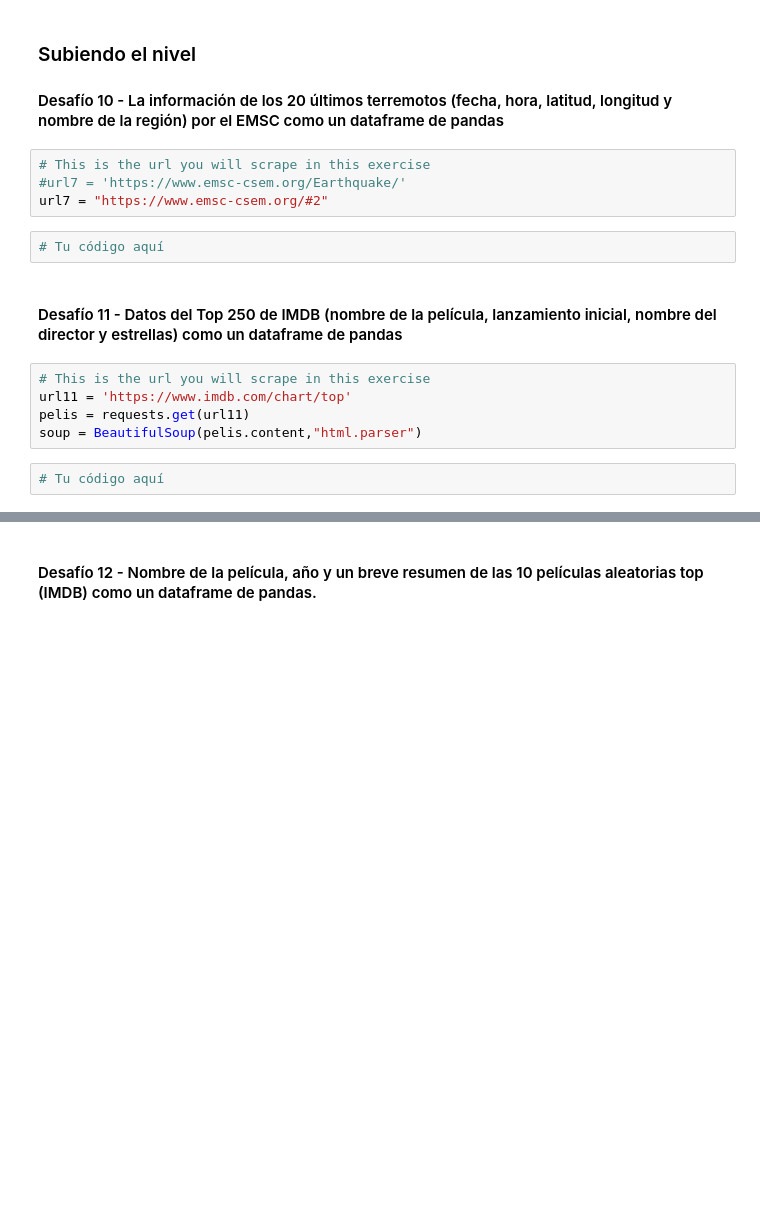
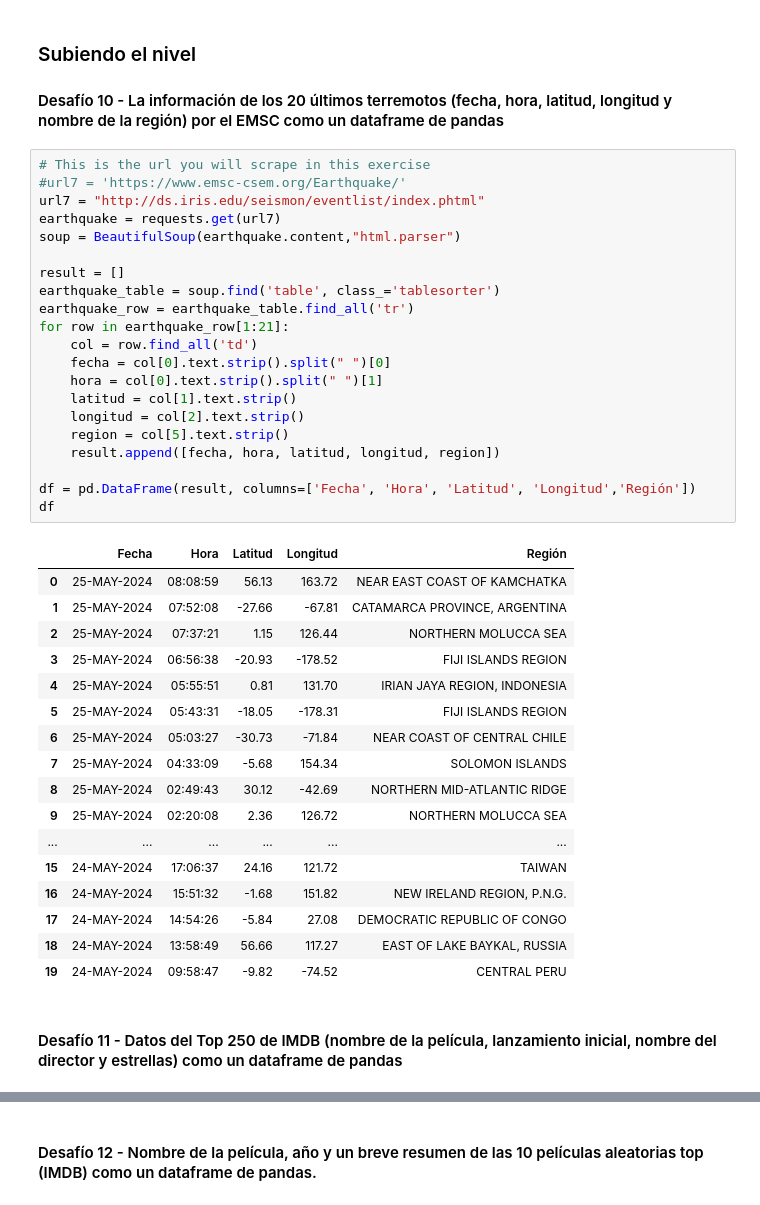
Before and after one commit to RaulFR01/lab-scraping-es, a Jupyter notebook: your-code/lab-scraping_esp.ipynb, the cells around one changed output, grey strips where cells are left out. Saved outputs shown, nothing was run; the diff lists cells and outputs as text; blank space fills up the shorter version.

```diff
--- a/your-code/lab-scraping_esp.ipynb
+++ b/your-code/lab-scraping_esp.ipynb
@@ -342,18 +340,44 @@ Vietnamese
 # %% [markdown]
 ### Subiendo el nivel
 #### Desafío 10 - La información de los 20 últimos terremotos (fecha, hora, latitud, longitud y nombre de la región) por el EMSC como un dataframe de pandas
-# %%
-# This is the url you will scrape in this exercise
-#url7 = 'https://www.emsc-csem.org/Earthquake/'
-url7 = "https://www.emsc-csem.org/#2"
-# %%
-# Tu código aquí
+# %%
+# This is the url you will scrape in this exercise
+#url7 = 'https://www.emsc-csem.org/Earthquake/'
+url7 = "http://ds.iris.edu/seismon/eventlist/index.phtml"
+earthquake = requests.get(url7)
+soup = BeautifulSoup(earthquake.content,"html.parser")
+
+result = []
+earthquake_table = soup.find('table', class_='tablesorter')
+earthquake_row = earthquake_table.find_all('tr')
+for row in earthquake_row[1:21]:
+    col = row.find_all('td')
+    fecha = col[0].text.strip().split(" ")[0]
+    hora = col[0].text.strip().split(" ")[1]
+    latitud = col[1].text.strip()
+    longitud = col[2].text.strip()
+    region = col[5].text.strip()
+    result.append([fecha, hora, latitud, longitud, region])
+
+df = pd.DataFrame(result, columns=['Fecha', 'Hora', 'Latitud', 'Longitud','Región'])
+df
+# %% [output]
+|  | Fecha | Hora | Latitud | Longitud | Región |
+| 0 | 25-MAY-2024 | 08:08:59 | 56.13 | 163.72 | NEAR EAST COAST OF KAMCHATKA |
+| 1 | 25-MAY-2024 | 07:52:08 | -27.66 | -67.81 | CATAMARCA PROVINCE, ARGENTINA |
+| 2 | 25-MAY-2024 | 07:37:21 | 1.15 | 126.44 | NORTHERN MOLUCCA SEA |
+| 3 | 25-MAY-2024 | 06:56:38 | -20.93 | -178.52 | FIJI ISLANDS REGION |
+| 4 | 25-MAY-2024 | 05:55:51 | 0.81 | 131.70 | IRIAN JAYA REGION, INDONESIA |
+| 5 | 25-MAY-2024 | 05:43:31 | -18.05 | -178.31 | FIJI ISLANDS REGION |
+| 6 | 25-MAY-2024 | 05:03:27 | -30.73 | -71.84 | NEAR COAST OF CENTRAL CHILE |
+| 7 | 25-MAY-2024 | 04:33:09 | -5.68 | 154.34 | SOLOMON ISLANDS |
+| 8 | 25-MAY-2024 | 02:49:43 | 30.12 | -42.69 | NORTHERN MID-ATLANTIC RIDGE |
+| 9 | 25-MAY-2024 | 02:20:08 | 2.36 | 126.72 | NORTHERN MOLUCCA SEA |
+| ... | ... | ... | ... | ... | ... |
+| 15 | 24-MAY-2024 | 17:06:37 | 24.16 | 121.72 | TAIWAN |
+| 16 | 24-MAY-2024 | 15:51:32 | -1.68 | 151.82 | NEW IRELAND REGION, P.N.G. |
+| 17 | 24-MAY-2024 | 14:54:26 | -5.84 | 27.08 | DEMOCRATIC REPUBLIC OF CONGO |
+| 18 | 24-MAY-2024 | 13:58:49 | 56.66 | 117.27 | EAST OF LAKE BAYKAL, RUSSIA |
+| 19 | 24-MAY-2024 | 09:58:47 | -9.82 | -74.52 | CENTRAL PERU |
 # %% [markdown]
 #### Desafío 11 - Datos del Top 250 de IMDB (nombre de la película, lanzamiento inicial, nombre del director y estrellas) como un dataframe de pandas
-# %%
-# This is the url you will scrape in this exercise
-url11 = 'https://www.imdb.com/chart/top'
-pelis = requests.get(url11)
-soup = BeautifulSoup(pelis.content,"html.parser")
-# %%
-# Tu código aquí
```
Also changed, not shown: parts of 7 cells of this notebook.
